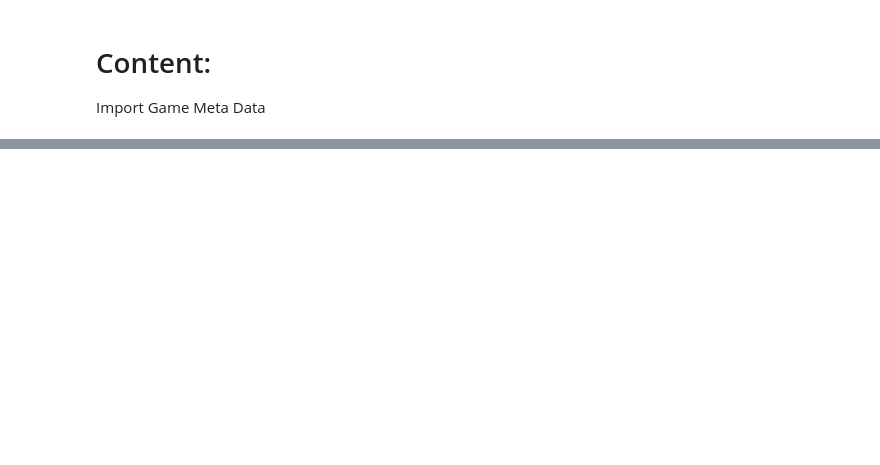
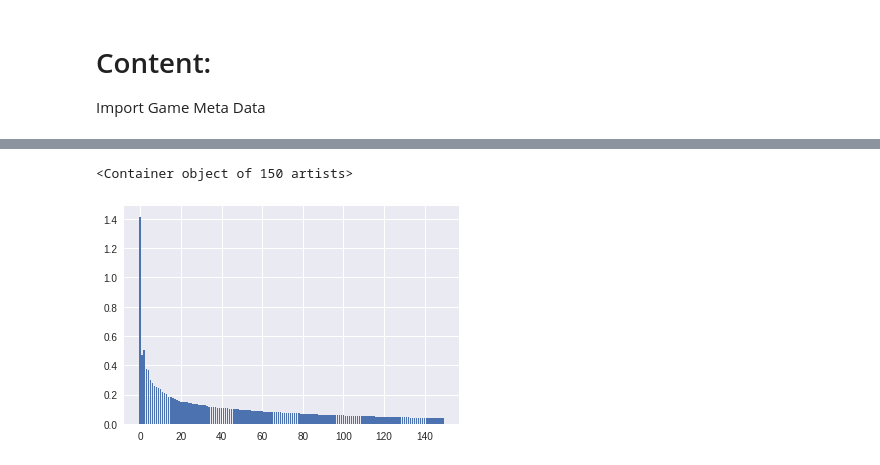
Before and after one commit to MaxReinisch/DSI_Capstone, a Jupyter notebook: GB_API_Scrape/03_Build.ipynb, the cells around one changed output, grey strips where cells are left out. Cells and saved outputs as stored; diff of their text form; code cells hidden in the pictures; blank space fills up the shorter version.

```diff
--- a/GB_API_Scrape/03_Build.ipynb
+++ b/GB_API_Scrape/03_Build.ipynb
@@ -90,0 +152,5 @@ from sklearn.metrics.pairwise import pairwise_distances
+# %%
+plt.bar(range(150),svd.explained_variance_)
+# %% [output]
+<Container object of 150 artists>
+[figure, added]
```
Also changed, not shown: parts of 37 cells of this notebook, 2 other files.
